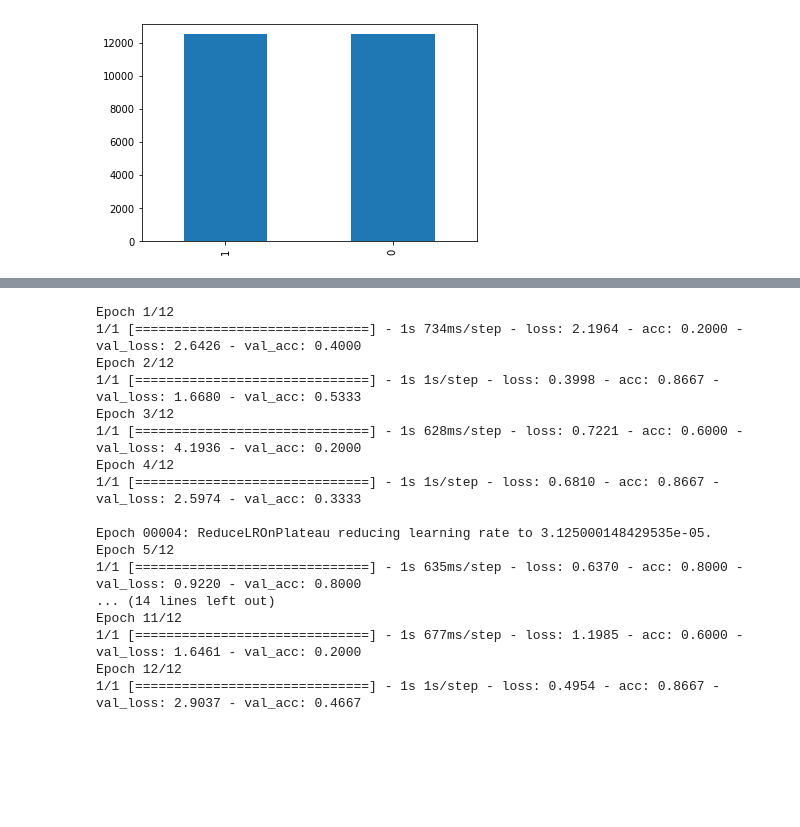
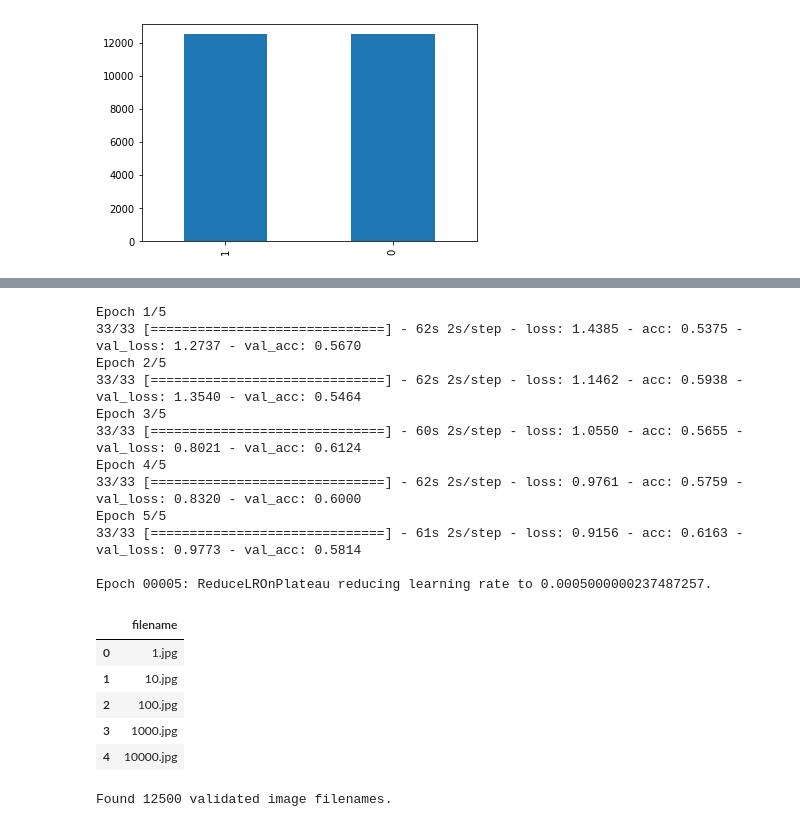
Before and after one commit to Aftabkhan2055/Machine-learning-projects, a Jupyter notebook: dog vs cat.ipynb, the cells around one changed output, grey strips where cells are left out. Cells and saved outputs as stored; diff of their text form; code cells hidden in the pictures; blank space fills up the shorter version.

```diff
--- a/dog vs cat.ipynb
+++ b/dog vs cat.ipynb
@@ -179,5 +201,5 @@ Found 20 validated image filenames belonging to 2 classes.
 # %%
-epochs=12 #if FAST_RUN else 50
+epochs=5
 history = model.fit_generator(
     train_generator,
     validation_data=validation_generator,
@@ -187,20 +209,15 @@ history = model.fit_generator(
       epochs=epochs
 )
 # %% [output]
-Epoch 1/12
-1/1 [==============================] - 1s 734ms/step - loss: 2.1964 - acc: 0.2000 - val_loss: 2.6426 - val_acc: 0.4000
-Epoch 2/12
-1/1 [==============================] - 1s 1s/step - loss: 0.3998 - acc: 0.8667 - val_loss: 1.6680 - val_acc: 0.5333
-Epoch 3/12
-1/1 [==============================] - 1s 628ms/step - loss: 0.7221 - acc: 0.6000 - val_loss: 4.1936 - val_acc: 0.2000
-Epoch 4/12
-1/1 [==============================] - 1s 1s/step - loss: 0.6810 - acc: 0.8667 - val_loss: 2.5974 - val_acc: 0.3333
+Epoch 1/5
+33/33 [==============================] - 62s 2s/step - loss: 1.4385 - acc: 0.5375 - val_loss: 1.2737 - val_acc: 0.5670
+Epoch 2/5
+33/33 [==============================] - 62s 2s/step - loss: 1.1462 - acc: 0.5938 - val_loss: 1.3540 - val_acc: 0.5464
+Epoch 3/5
+33/33 [==============================] - 60s 2s/step - loss: 1.0550 - acc: 0.5655 - val_loss: 0.8021 - val_acc: 0.6124
+Epoch 4/5
+33/33 [==============================] - 62s 2s/step - loss: 0.9761 - acc: 0.5759 - val_loss: 0.8320 - val_acc: 0.6000
+Epoch 5/5
+33/33 [==============================] - 61s 2s/step - loss: 0.9156 - acc: 0.6163 - val_loss: 0.9773 - val_acc: 0.5814
 
-Epoch 00004: ReduceLROnPlateau reducing learning rate to 3.125000148429535e-05.
-Epoch 5/12
-1/1 [==============================] - 1s 635ms/step - loss: 0.6370 - acc: 0.8000 - val_loss: 0.9220 - val_acc: 0.8000
-... (14 lines left out)
-Epoch 11/12
-1/1 [==============================] - 1s 677ms/step - loss: 1.1985 - acc: 0.6000 - val_loss: 1.6461 - val_acc: 0.2000
-Epoch 12/12
-1/1 [==============================] - 1s 1s/step - loss: 0.4954 - acc: 0.8667 - val_loss: 2.9037 - val_acc: 0.4667
+Epoch 00005: ReduceLROnPlateau reducing learning rate to 0.0005000000237487257.
@@ -208,0 +224,29 @@ model.save_weights("model.h5")
+# %%
+test_filenames = os.listdir("Downloads/input/test/test")
+test_df = pd.DataFrame({
+    'filename': test_filenames
+})
+nb_samples = test_df.shape[0]
+# %%
+test_df.head()
+# %% [output]
+|  | filename |
+| 0 | 1.jpg |
+| 1 | 10.jpg |
+| 2 | 100.jpg |
+| 3 | 1000.jpg |
+| 4 | 10000.jpg |
+# %%
+test_gen = ImageDataGenerator(rescale=1./255)
+test_generator = test_gen.flow_from_dataframe(
+    test_df,
+    "Downloads/input/test/test/",
+    x_col='filename',
+    y_col=None,
+    class_mode=None,
+    target_size=IMAGE_SIZE,
+    batch_size=batch_size,
+    shuffle=False
+)
+# %% [output]
+Found 12500 validated image filenames.
```
Also changed, not shown: parts of 20 cells of this notebook.
